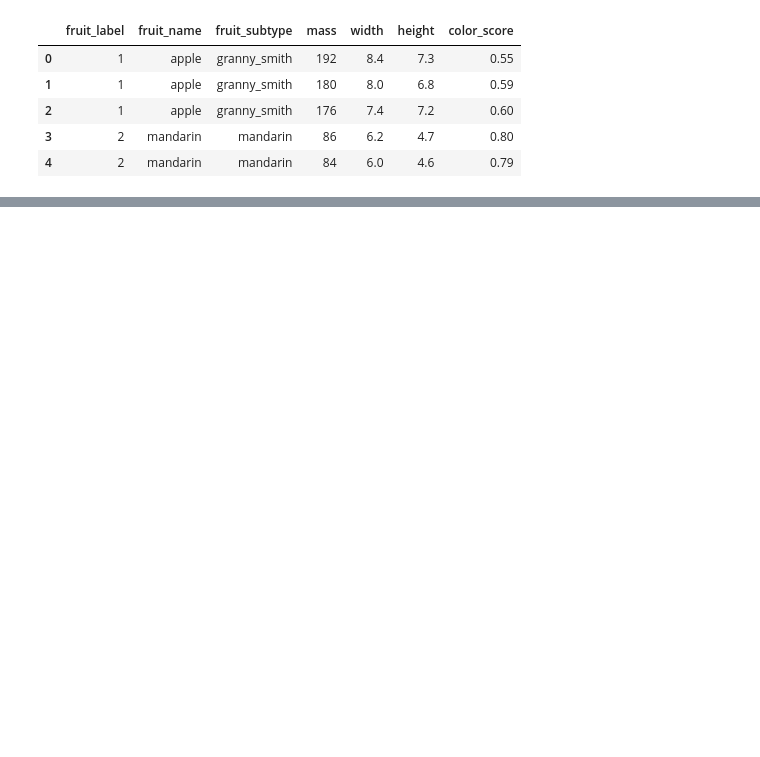
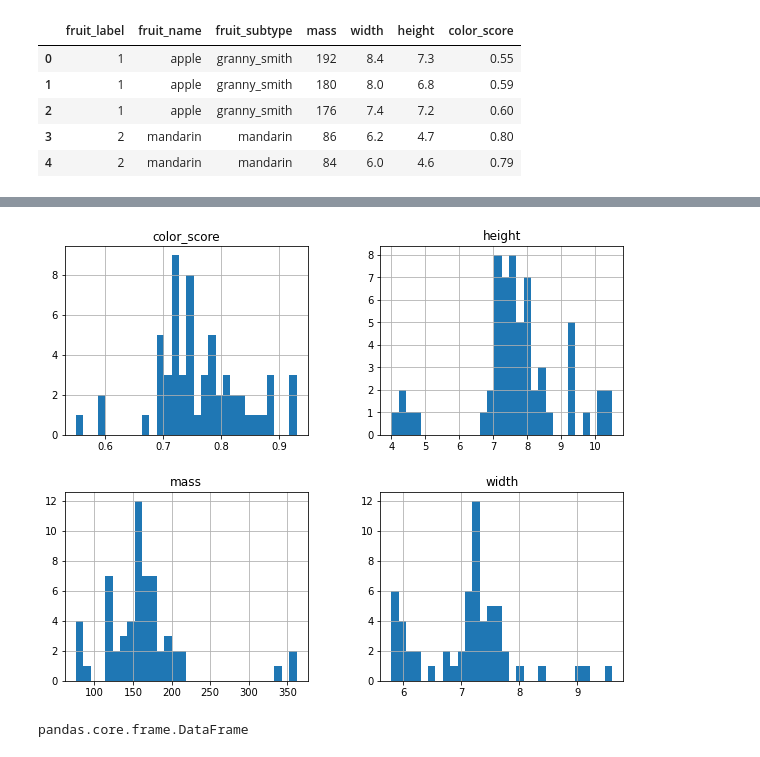
Before and after one commit to marcomilanesio/marcomilanesio.github.io, a Jupyter notebook: material/3/fruits.ipynb, the cells around one changed output, grey strips where cells are left out. Cells and saved outputs as stored; diff of their text form; code cells hidden in the pictures; blank space fills up the shorter version.

```diff
--- a/material/3/fruits.ipynb
+++ b/material/3/fruits.ipynb
@@ -15,0 +108,6 @@ fruits.head()
+# %%
+label_removed.hist(bins=30)
+plt.savefig('fruits')
+plt.show()
+# %% [output]
+[figure, added]
@@ -15,0 +120,4 @@ fruits.head()
+# %%
+type(X)
+# %% [output]
+pandas.core.frame.DataFrame
```
Also changed, not shown: parts of 56 cells of this notebook, 1 other file.
